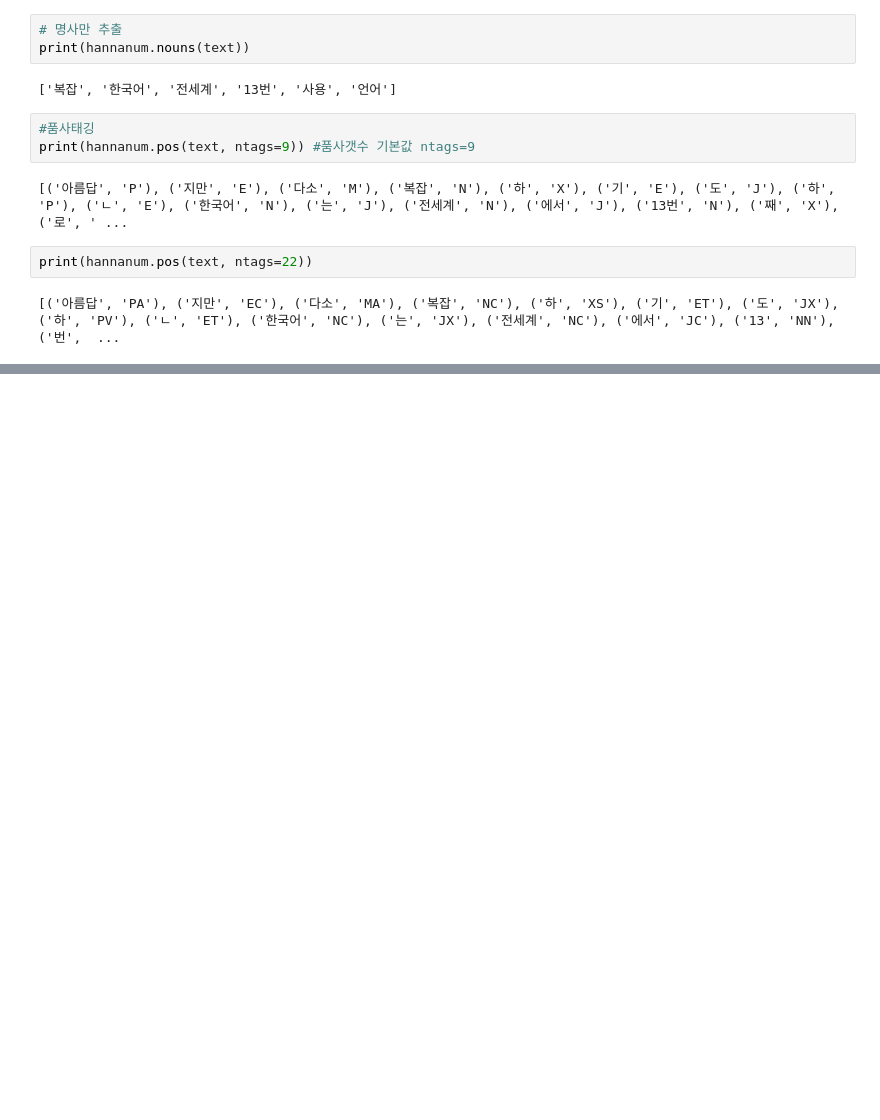
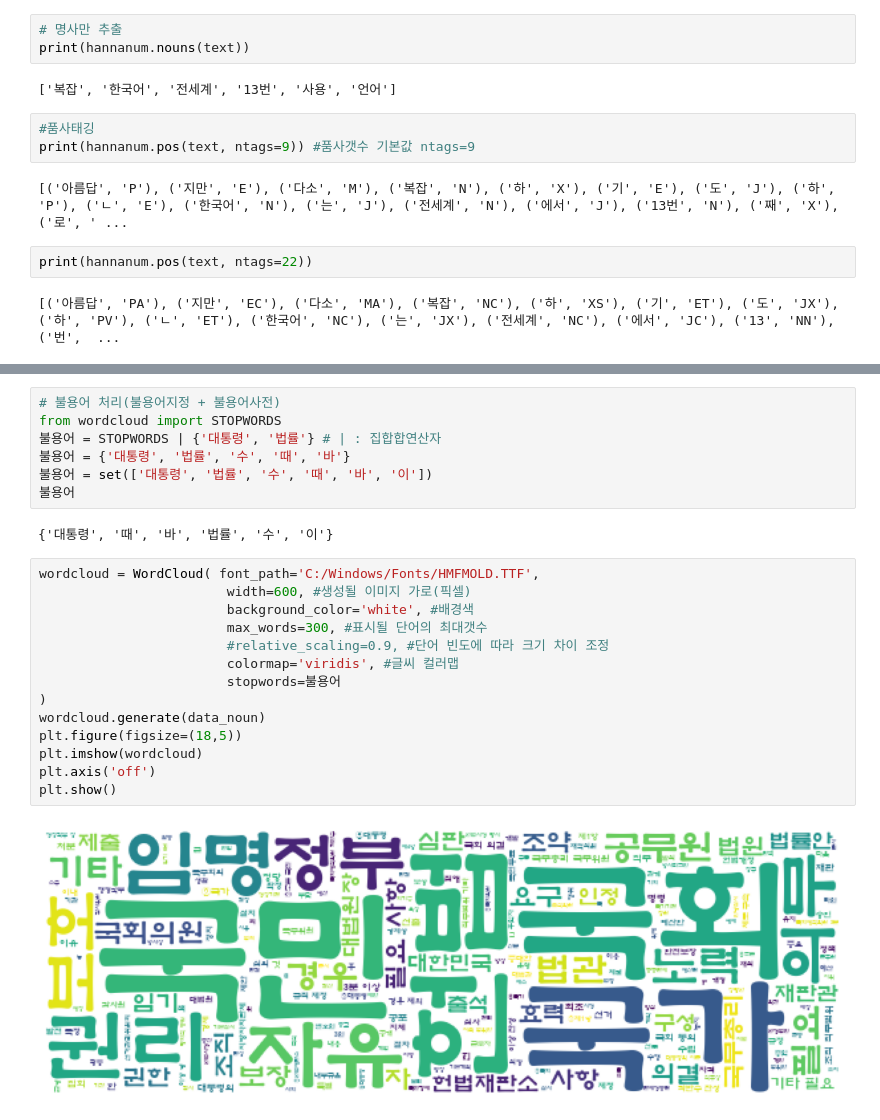
Before and after one commit to SeohuiJeong0420/ai_x, a Jupyter notebook: source/07_자연어처리/ch2_한글형태소분석_시각화.ipynb, the cells around one changed output, grey strips where cells are left out. Saved outputs shown, nothing was run; the diff lists cells and outputs as text; blank space fills up the shorter version.

```diff
--- a/source/07_자연어처리/ch2_한글형태소분석_시각화.ipynb
+++ b/source/07_자연어처리/ch2_한글형태소분석_시각화.ipynb
@@ -95,0 +337,25 @@ print(hannanum.pos(text, ntags=22))
+# %%
+# 불용어 처리(불용어지정 + 불용어사전)
+from wordcloud import STOPWORDS
+불용어 = STOPWORDS | {'대통령', '법률'} # | : 집합합연산자
+불용어 = {'대통령', '법률', '수', '때', '바'}
+불용어 = set(['대통령', '법률', '수', '때', '바', '이'])
+불용어
+# %% [output]
+{'대통령', '때', '바', '법률', '수', '이'}
+# %%
+wordcloud = WordCloud( font_path='C:/Windows/Fonts/HMFMOLD.TTF',
+                        width=600, #생성될 이미지 가로(픽셀)
+                        background_color='white', #배경색
+                        max_words=300, #표시될 단어의 최대갯수
+                        #relative_scaling=0.9, #단어 빈도에 따라 크기 차이 조정
+                        colormap='viridis', #글씨 컬러맵
+                        stopwords=불용어
+)
+wordcloud.generate(data_noun)
+plt.figure(figsize=(18,5))
+plt.imshow(wordcloud)
+plt.axis('off')
+plt.show()
+# %% [output]
+[figure, added]
```
Also changed, not shown: parts of 57 cells of this notebook, 4 other files.
